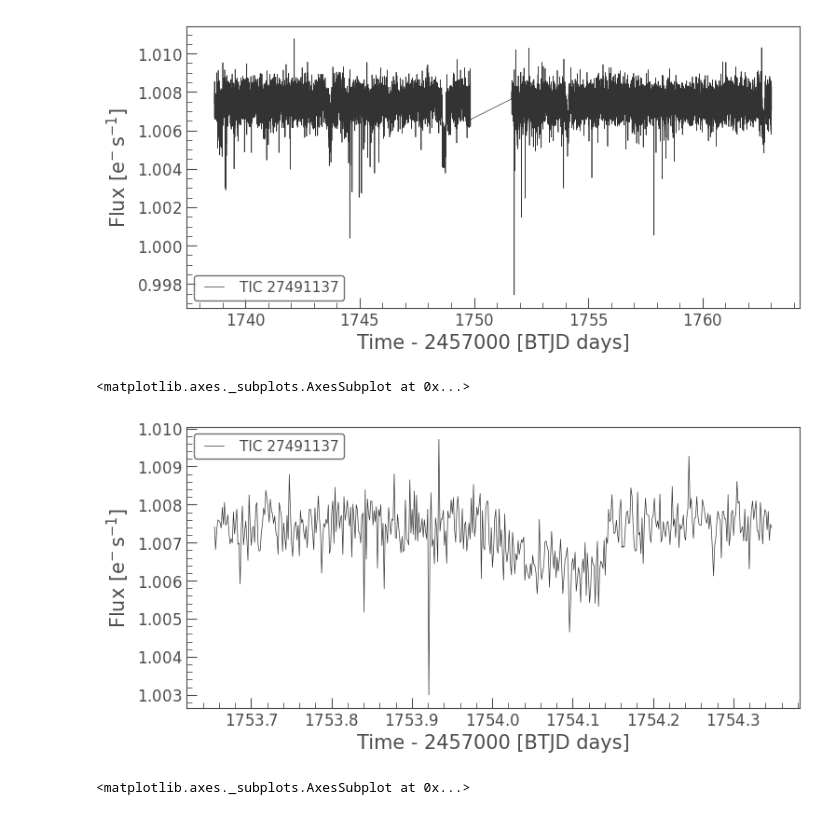
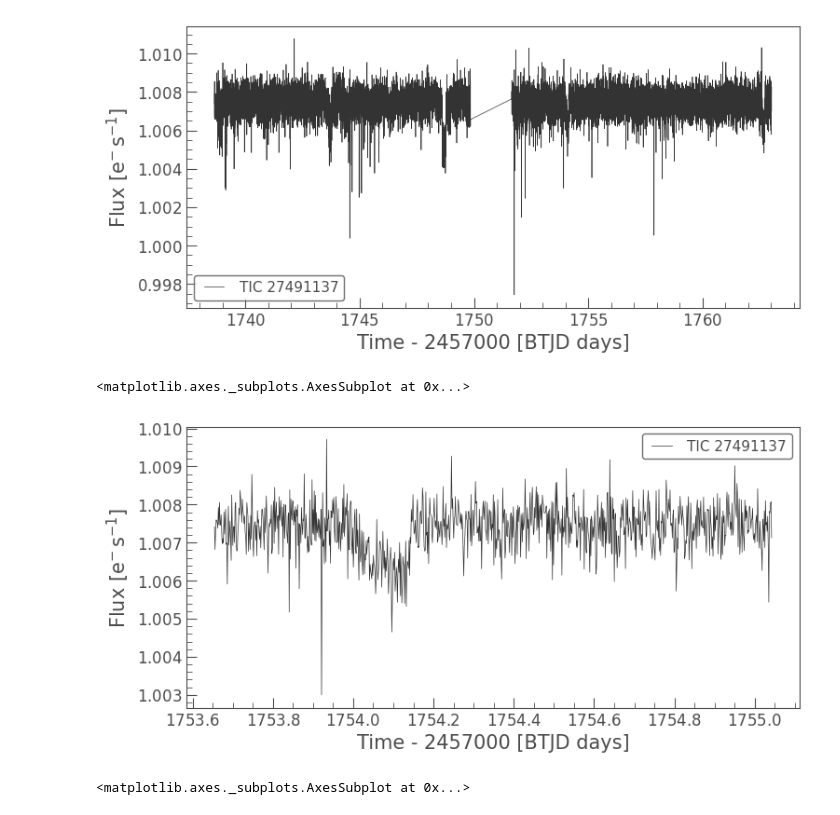
Before and after one commit to hughesymendes/TIC-27491137, a Jupyter notebook: dip3_sample.ipynb, the cells around one changed output. Saved outputs shown, nothing was run; the diff lists cells and outputs as text; code cells hidden in the pictures.

```diff
--- a/dip3_sample.ipynb
+++ b/dip3_sample.ipynb
@@ -109,11 +109,11 @@ clean_lc.plot()
 <matplotlib.axes._subplots.AxesSubplot at 0x...>
 [figure]
 # %%
-dip3 = clean_lc[9500:10000]
+dip3 = clean_lc[9500:10500]
 dip3.plot()
 # %% [output]
 <matplotlib.axes._subplots.AxesSubplot at 0x...>
-[figure, old version]
+[figure, new version]
 # %%
 dip3 = clean_lc[8500:11000]
 dip3.plot()
```
Also changed, not shown: parts of 8 cells of this notebook.
